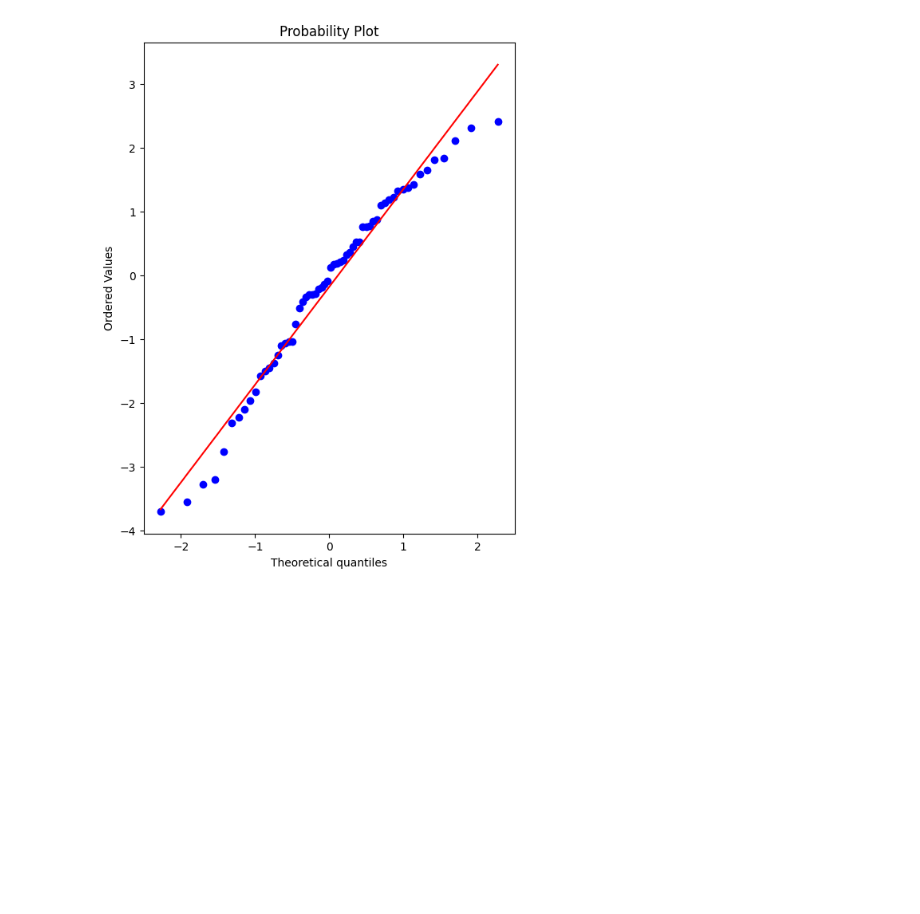
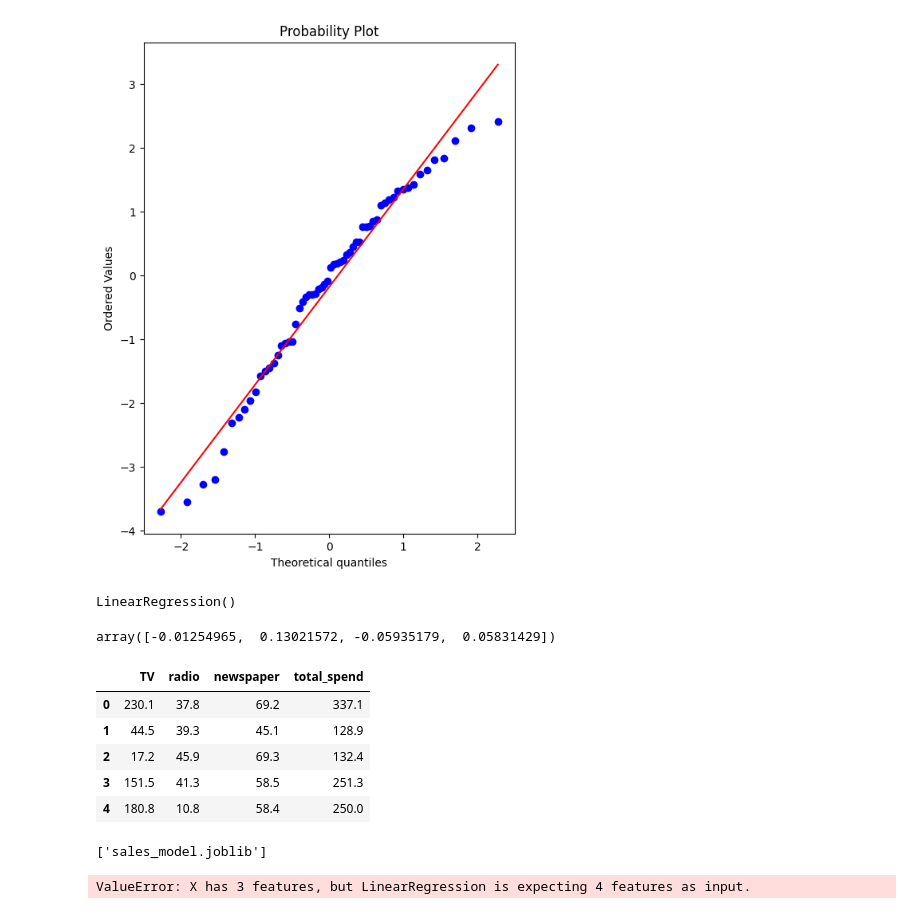
Before and after one commit to bujalek12/Machine-Learning-Projects-2, a Jupyter notebook: Linear Regression/advetising.ipynb, the cells around one changed output. Drawn from its saved outputs; the diff is of its cells as text; code cells hidden in the pictures; blank space fills up the shorter version.

```diff
--- a/Linear Regression/advetising.ipynb
+++ b/Linear Regression/advetising.ipynb
@@ -137,3 +137,22 @@ fig, ax = plt.subplots(figsize=(6,8), dpi=100)
 _ = sp.stats.probplot(test_residuals, plot=ax)
 # %% [output]
 [figure]
+# %%
+final_model = LinearRegression()
+# %%
+final_model.fit(X, y)
+# %% [output]
+LinearRegression()
+# %%
+final_model.coef_
+# %% [output]
+array([-0.01254965,  0.13021572, -0.05935179,  0.05831429])
+# %%
+X.head()
+# %% [output]
+|  | TV | radio | newspaper | total_spend |
+| 0 | 230.1 | 37.8 | 69.2 | 337.1 |
+| 1 | 44.5 | 39.3 | 45.1 | 128.9 |
+| 2 | 17.2 | 45.9 | 69.3 | 132.4 |
+| 3 | 151.5 | 41.3 | 58.5 | 251.3 |
+| 4 | 180.8 | 10.8 | 58.4 | 250.0 |
@@ -139,0 +163,4 @@ _ = sp.stats.probplot(test_residuals, plot=ax)
+# %%
+dump(final_model, 'sales_model.joblib')
+# %% [output]
+['sales_model.joblib']
@@ -139,0 +169,6 @@ _ = sp.stats.probplot(test_residuals, plot=ax)
+# %%
+campaign = [[149,22,12]]
+
+loaded_model.predict(campaign)
+# %% [output]
+ValueError: X has 3 features, but LinearRegression is expecting 4 features as input.
```
Also changed, not shown: parts of 63 cells of this notebook, 5 other files.
